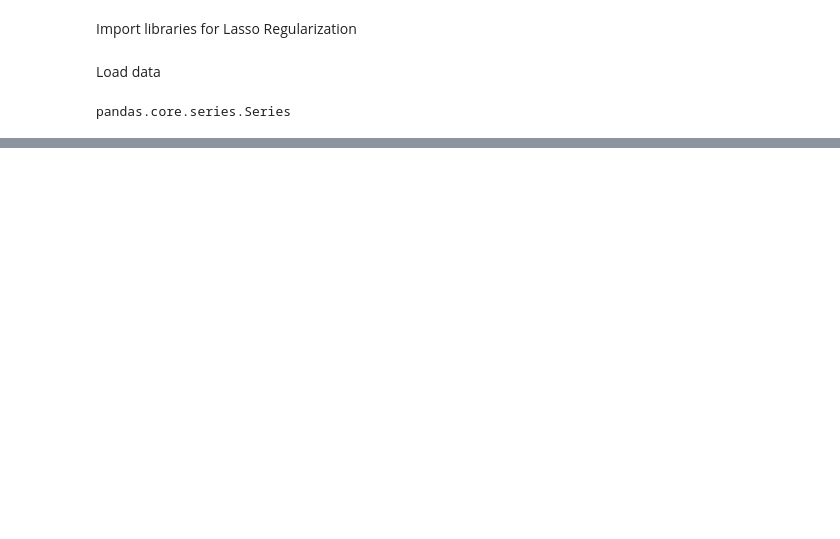
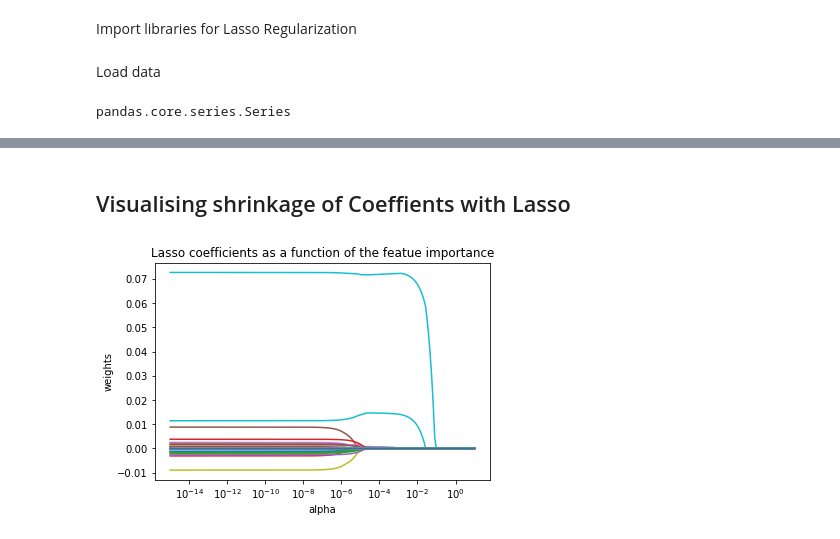
Before and after one commit to Learning-ML/capstone, a Jupyter notebook: Lasso Regression.ipynb, the cells around one changed output, grey strips where cells are left out. Cells and saved outputs as stored; diff of their text form; code cells hidden in the pictures; blank space fills up the shorter version.

```diff
--- a/Lasso Regression.ipynb
+++ b/Lasso Regression.ipynb
@@ -186,0 +163,27 @@ df_all.shape
+# %% [markdown]
+## Visualising shrinkage of Coeffients with Lasso
+# %%
+n_alphas = 200
+#alphas = [0,0.000000003,0.0000002,0.00001,.0001, 0.001, 0.01, 0.0125,0.1,0.2,0.3]
+alphas = np.logspace(-15, 1, n_alphas) # for demo
+clf = linear_model.Lasso(fit_intercept=False)
+
+coefs = []
+for a in alphas:
+    clf.set_params(alpha=a)
+    clf.fit(X, Y)
+    coefs.append(clf.coef_)
+# %%
+ax = plt.gca()
+
+ax.plot(alphas, coefs)
+ax.set_xscale('log')
+plt.xlabel('alpha')
+plt.ylabel('weights')
+plt.title('Lasso coefficients as a function of the featue importance')
+plt.axis('tight')
+#plt.figure(figsize=(8,5))
+plt.rcParams["figure.figsize"] = "11, 8"
+plt.show()
+# %% [output]
+[figure, added]
```
Also changed, not shown: parts of 15 cells of this notebook.
